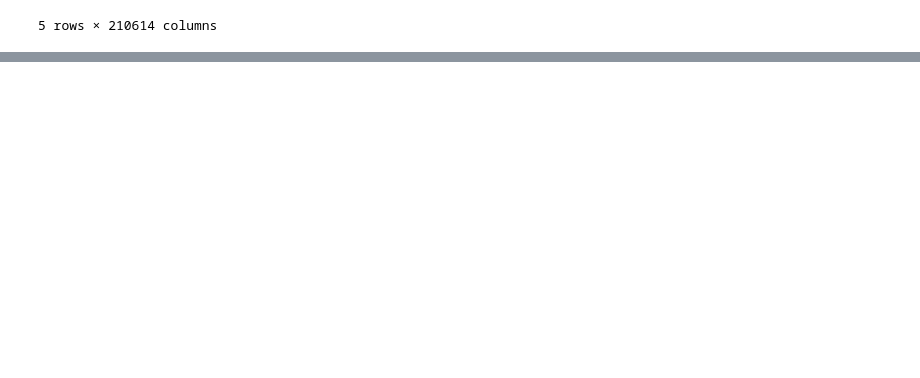
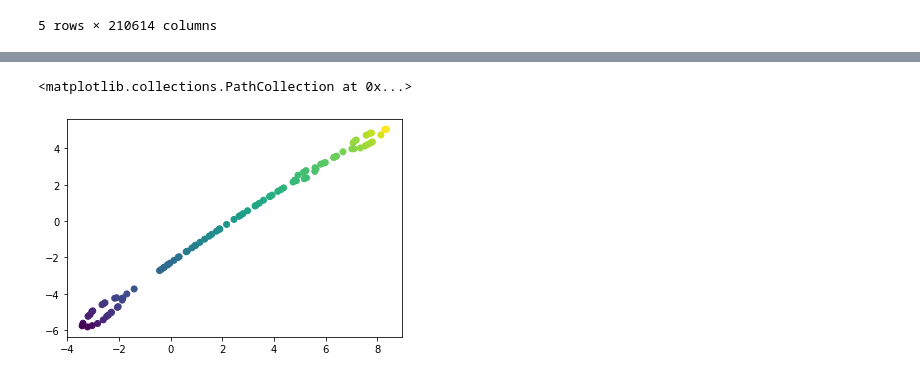
Before and after one commit to tschwebke/Capstone-Project, a Jupyter notebook: capstone.ipynb, the cells around one changed output, grey strips where cells are left out. Drawn from its saved outputs; the diff is of its cells as text; code cells hidden in the pictures; blank space fills up the shorter version.

```diff
--- a/capstone.ipynb
+++ b/capstone.ipynb
@@ -57,0 +294,8 @@ imm_counts_df.head()
+# %%
+def numberCodeCellTypes(epi_counts_dfT):
+    cellTypes = pd.DataFrame( {'CELL TYPE': list(set(epi_counts_dfT['CELL TYPE'])) }).reset_index()
+    epi_counts_dfT = pd.merge(epi_counts_dfT, cellTypes, on='CELL TYPE', how='left')
+    return epi_counts_dfT
+# %%
+fib_counts_dfT = numberCodeCellTypes(fib_counts_dfT)
+fib_counts_dfT.head()
@@ -57,0 +310,12 @@ imm_counts_df.head()
+# %%
+def addTsneColumns(epi_sample):
+    geneColumns = set(epi_sample.columns) - set(['CELL TYPE','TYPE','group','numeric','numeric.1','group.1','group.2','group.3','group.4'])
+    geneDf = epi_sample[list(geneColumns)]
+    tsneMod=TSNE()
+    tsneAxes = tsneMod.fit_transform(geneDf)
+    epi_sample[['TSNE1','TSNE2']] = tsneAxes
+    return epi_sample
+# %%
+fib_sample = fib_counts_dfT.sample(n=100,random_state=1)
+fib_sample = addTsneColumns(fib_sample)
+fib_sample.head()
@@ -57,0 +330,6 @@ imm_counts_df.head()
+# %%
+fig,ax = plt.subplots()
+ax.scatter(fib_sample['TSNE1'],fib_sample['TSNE2'],c=fib_sample['index'])
+# %% [output]
+<matplotlib.collections.PathCollection at 0x...>
+[figure, added]
```
Also changed, not shown: parts of 30 cells of this notebook.
